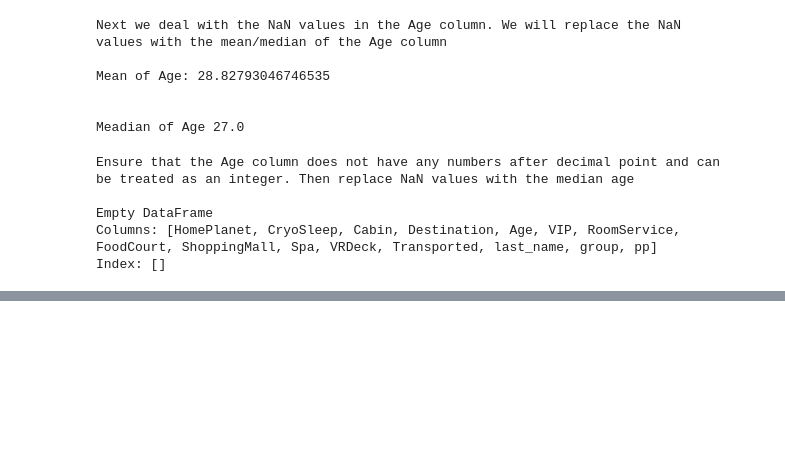
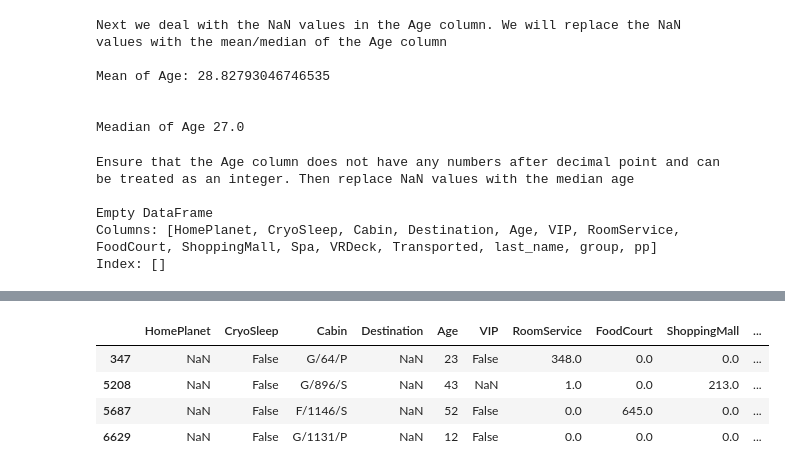
Before and after one commit to DataEdd/Spaceship-Titanic, a Jupyter notebook: notebook.ipynb, the cells around one changed output, grey strips where cells are left out. Saved outputs shown, nothing was run; the diff lists cells and outputs as text; code cells hidden in the pictures; blank space fills up the shorter version.

```diff
--- a/notebook.ipynb
+++ b/notebook.ipynb
@@ -205,0 +267,9 @@ df2.head()
+# %%
+
+df3[df3["Destination"].isna() & df3["HomePlanet"].isna()]
+# %% [output]
+|  | HomePlanet | CryoSleep | Cabin | Destination | Age | VIP | RoomService | FoodCourt | ShoppingMall | ... |
+| 347 | NaN | False | G/64/P | NaN | 23 | False | 348.0 | 0.0 | 0.0 | ... |
+| 5208 | NaN | False | G/896/S | NaN | 43 | NaN | 1.0 | 0.0 | 213.0 | ... |
+| 5687 | NaN | False | F/1146/S | NaN | 52 | False | 0.0 | 645.0 | 0.0 | ... |
+| 6629 | NaN | False | G/1131/P | NaN | 12 | False | 0.0 | 0.0 | 0.0 | ... |
```
Also changed, not shown: parts of 9 cells of this notebook.
